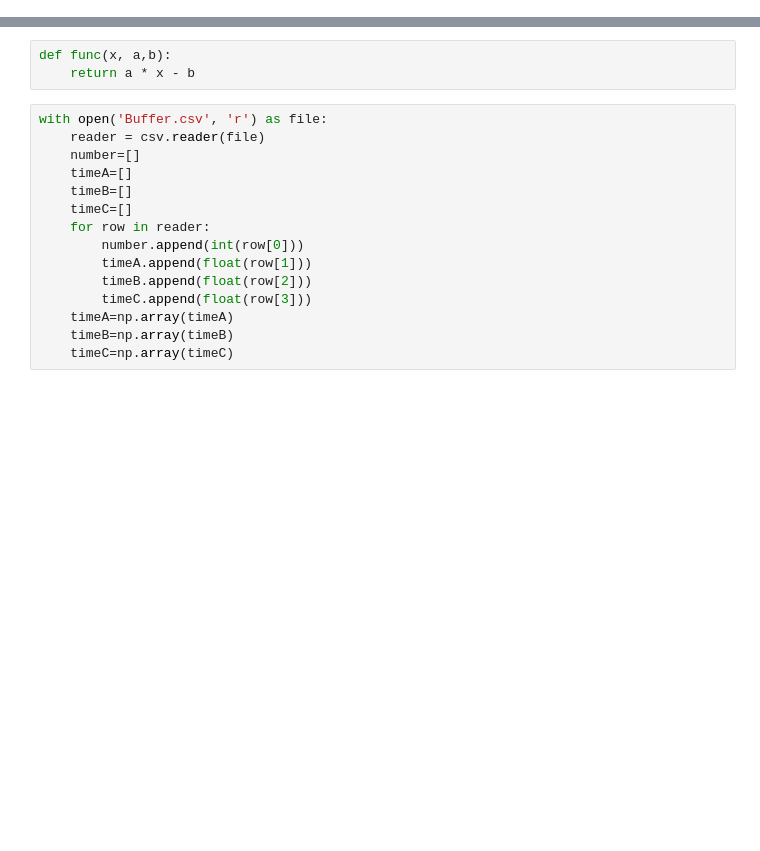
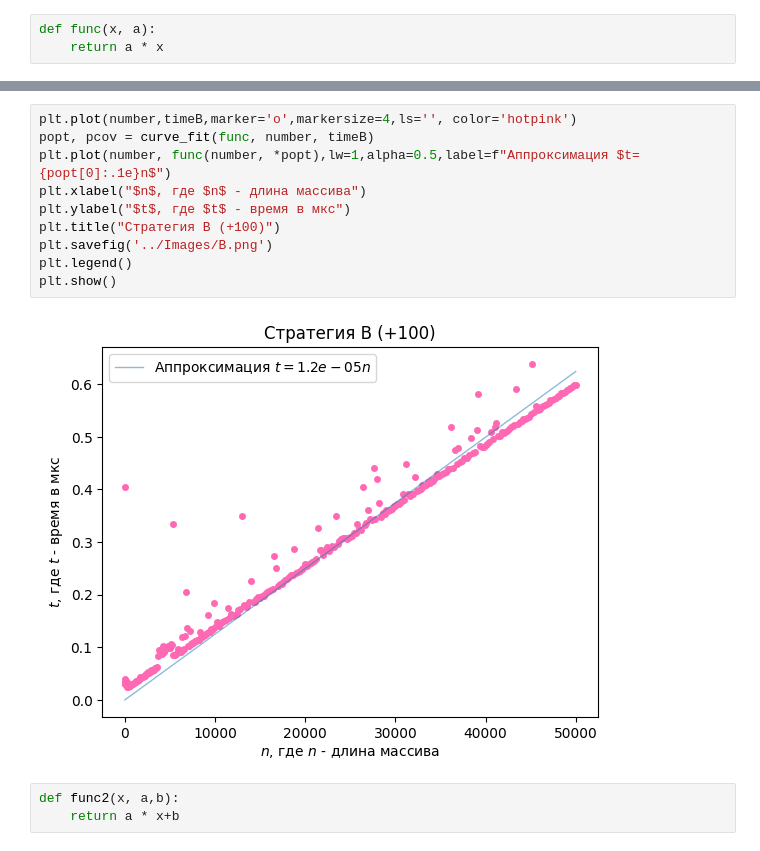
Before and after one commit to SelfishFish07/LABS_sem2, a Jupyter notebook: Lab №2/Buffer/Buffer.ipynb, the cells around one changed output, grey strips where cells are left out. Cells and saved outputs as stored; diff of their text form; blank space fills up the shorter version.

```diff
--- a/Lab №2/Buffer/Buffer.ipynb
+++ b/Lab №2/Buffer/Buffer.ipynb
@@ -5,0 +10,3 @@ from scipy.optimize import curve_fit
+# %%
+def func(x, a):
+    return a * x
@@ -6,19 +41,16 @@ from scipy.optimize import curve_fit
+# %%
+plt.plot(number,timeB,marker='o',markersize=4,ls='', color='hotpink')
+popt, pcov = curve_fit(func, number, timeB)
+plt.plot(number, func(number, *popt),lw=1,alpha=0.5,label=f"Аппроксимация $t={popt[0]:.1e}n$")
+plt.xlabel("$n$, где $n$ - длина массива")
+plt.ylabel("$t$, где $t$ - время в мкс")
+plt.title("Стратегия B (+100)")
+plt.savefig('../Images/B.png')
+plt.legend()
+plt.show()
+# %% [output]
+[figure, added]
 # %%
-def func(x, a,b):
-    return a * x - b
+def func2(x, a,b):
+    return a * x+b
-# %%
-with open('Buffer.csv', 'r') as file:
-    reader = csv.reader(file)
-    number=[]
-    timeA=[]
-    timeB=[]
-    timeC=[]
-    for row in reader:
-        number.append(int(row[0]))
-        timeA.append(float(row[1]))
-        timeB.append(float(row[2]))
-        timeC.append(float(row[3]))
-    timeA=np.array(timeA)
-    timeB=np.array(timeB)
-    timeC=np.array(timeC)
 # %%
```
Also changed, not shown: parts of 7 cells of this notebook, 14 other files.
